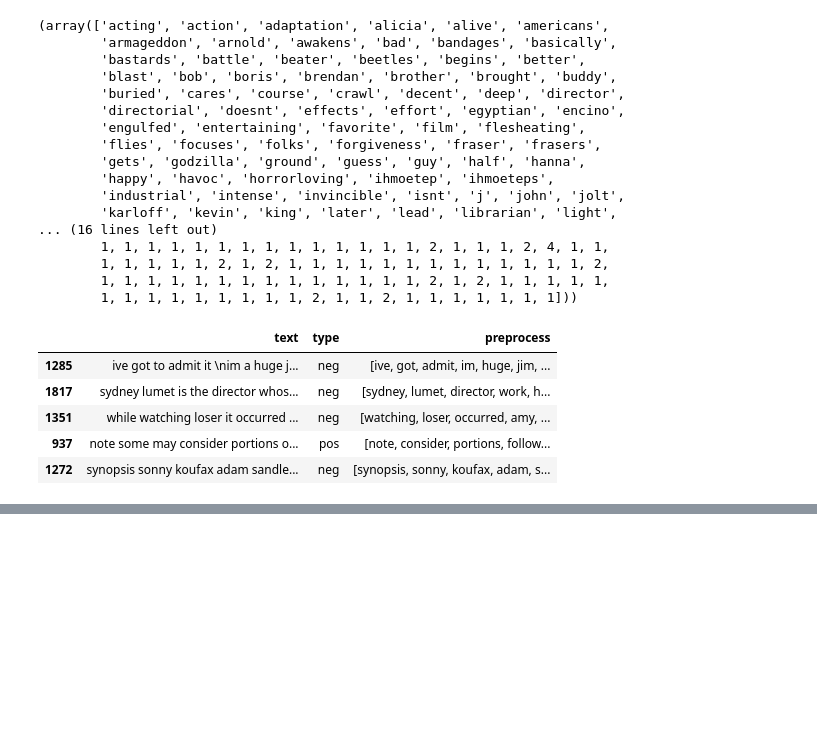
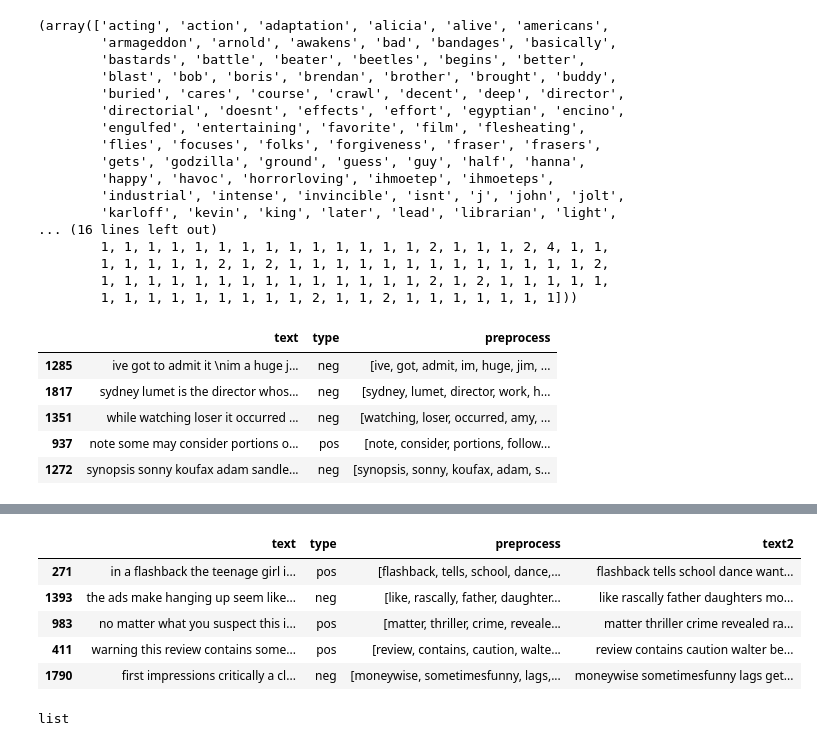
Before and after one commit to SimonKenoby/INFO2049, a Jupyter notebook: webandtext.ipynb, the cells around one changed output, grey strips where cells are left out. Saved outputs shown, nothing was run; the diff lists cells and outputs as text; code cells hidden in the pictures; blank space fills up the shorter version.

```diff
--- a/webandtext.ipynb
+++ b/webandtext.ipynb
@@ -465,0 +511,9 @@ for sentence in neg_sentences:
+# %%
+data.head()
+# %% [output]
+|  | text | type | preprocess | text2 |
+| 271 | in a flashback the teenage girl i... | pos | [flashback, tells, school, dance,... | flashback tells school dance want... |
+| 1393 | the ads make hanging up seem like... | neg | [like, rascally, father, daughter... | like rascally father daughters mo... |
+| 983 | no matter what you suspect this i... | pos | [matter, thriller, crime, reveale... | matter thriller crime revealed ra... |
+| 411 | warning this review contains some... | pos | [review, contains, caution, walte... | review contains caution walter be... |
+| 1790 | first impressions critically a cl... | neg | [moneywise, sometimesfunny, lags,... | moneywise sometimesfunny lags get... |
@@ -465,0 +530,4 @@ for sentence in neg_sentences:
+# %%
+type(data['preprocess'][0])
+# %% [output]
+list
```
Also changed, not shown: parts of 29 cells of this notebook.
